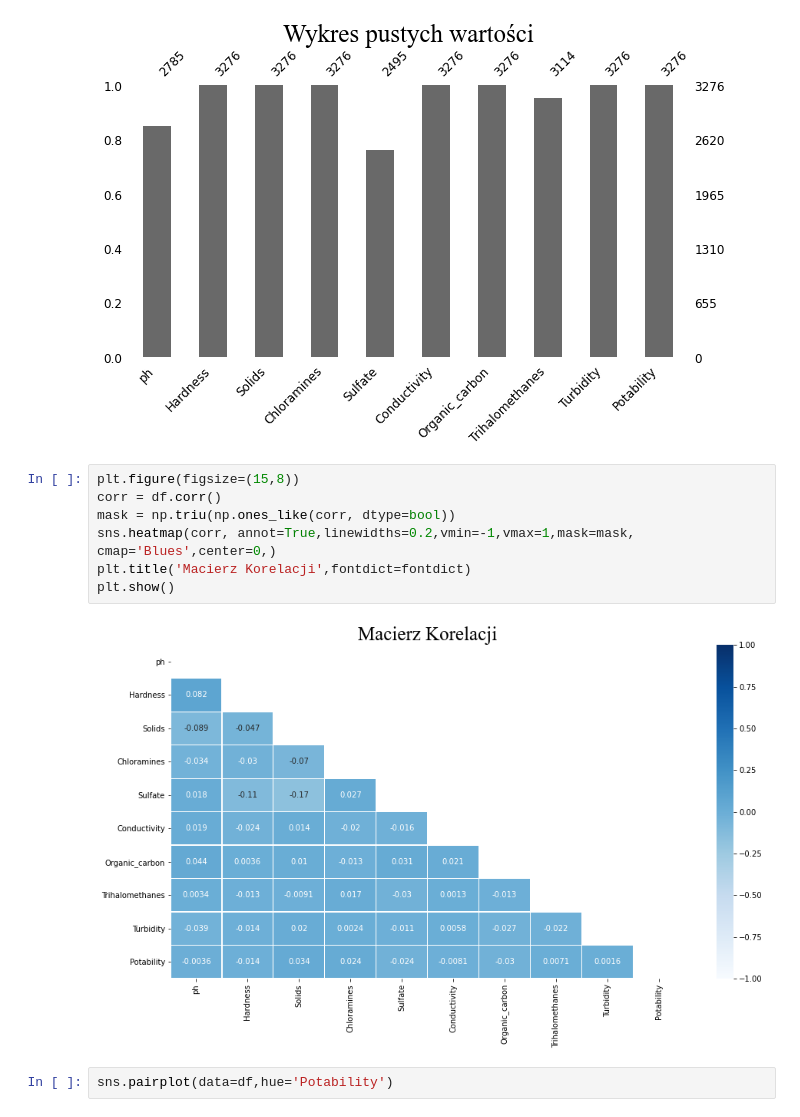
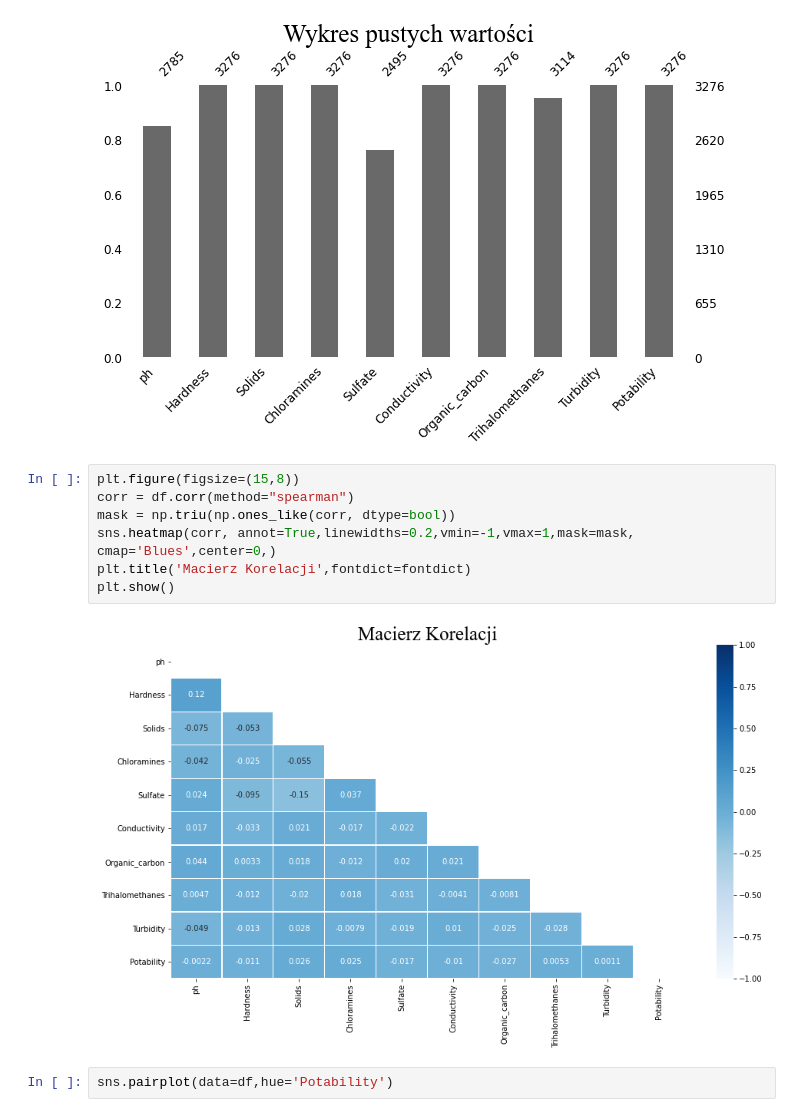
Before and after one commit to mikolaj-halemba/Water-Quality-, a Jupyter notebook: water_quality.ipynb, the cells around one changed output. Cells and saved outputs as stored; diff of their text form.

```diff
--- a/water_quality.ipynb
+++ b/water_quality.ipynb
@@ -104,13 +104,13 @@ plt.show()
 [figure]
 # %%
 plt.figure(figsize=(15,8))
-corr = df.corr()
+corr = df.corr(method="spearman")
 mask = np.triu(np.ones_like(corr, dtype=bool))
 sns.heatmap(corr, annot=True,linewidths=0.2,vmin=-1,vmax=1,mask=mask, cmap='Blues',center=0,)
 plt.title('Macierz Korelacji',fontdict=fontdict)
 plt.show()
 # %% [output]
-[figure, old version]
+[figure, new version]
 # %%
 sns.pairplot(data=df,hue='Potability')
 # %% [output]
```
Also changed, not shown: parts of 1 cell of this notebook, 1 other file.
